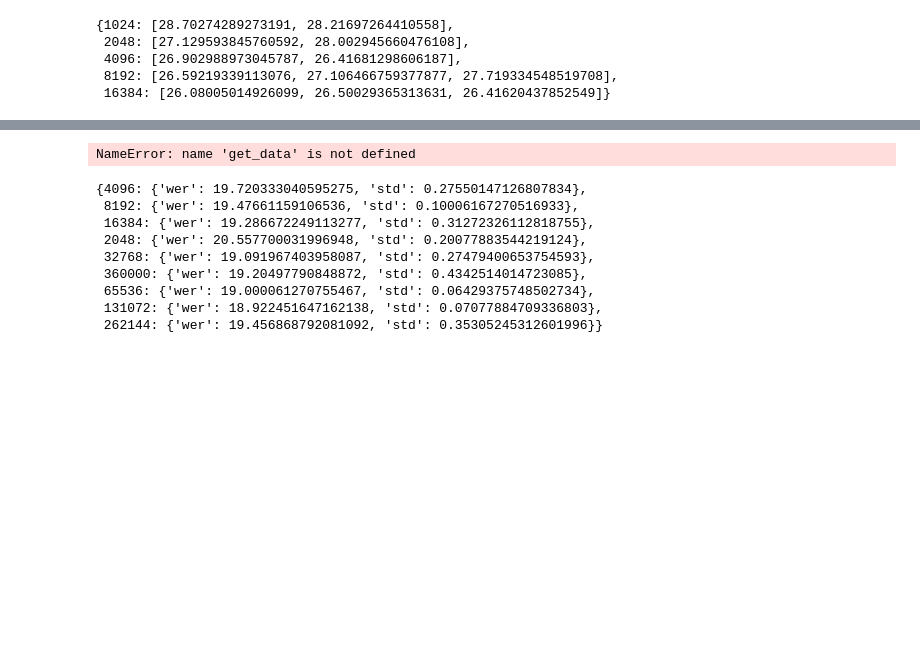
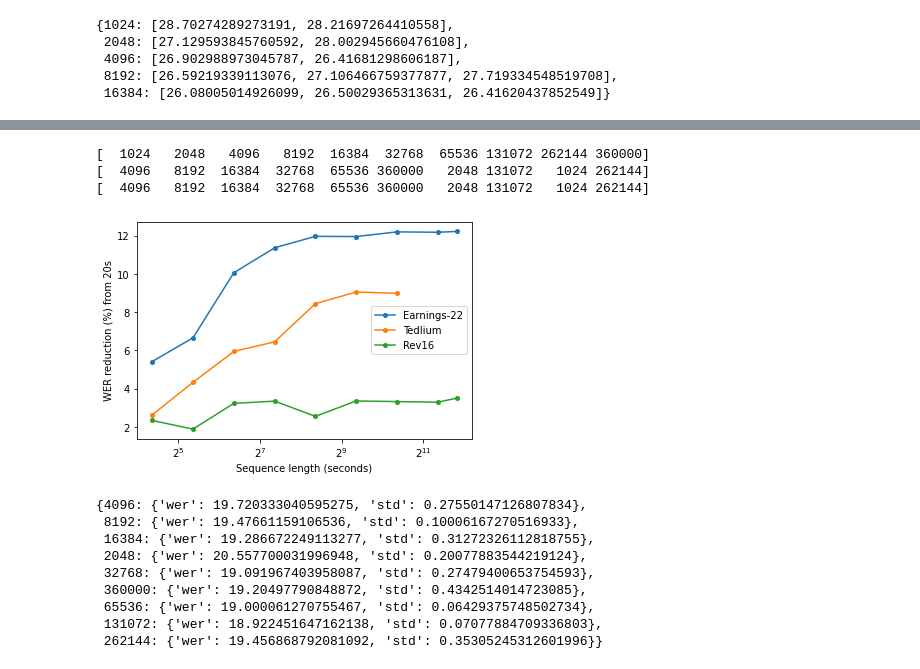
Before and after one commit to robflynnyh/long-context-asr, a Jupyter notebook: eval/results/eval.ipynb, the cells around one changed output, grey strips where cells are left out. Drawn from its saved outputs; the diff is of its cells as text; code cells hidden in the pictures; blank space fills up the shorter version.

```diff
--- a/eval/results/eval.ipynb
+++ b/eval/results/eval.ipynb
@@ -320,20 +318,23 @@ Sequence length 4096 has 2 results
 # %%
-earnings_test = get_data(pd.read_csv('evals_rb.csv', sep=','))
+earnings_test = get_data(pd.read_csv('evals_rb.csv', sep=','), dataset='earnings22_full')
 tedlium_test = get_data(pd.read_csv('evals_rb.csv', sep=','), dataset='tedlium')
 rev16 = get_data(pd.read_csv('evals_rb.csv', sep=','), dataset='rev16')
 
 plt.xscale('log', basex=2)
 plt.plot([el/100 for el in sorted(get_percentage_decrease_json(earnings_test).keys())], [get_percentage_decrease_json(earnings_test)[key] for key in sorted(get_percentage_decrease_json(earnings_test).keys())], label='Earnings-22', marker='o', markersize=4)
 plt.plot([el/100 for el in sorted(get_percentage_decrease_json(tedlium_test).keys()) if el<=131072], [get_percentage_decrease_json(tedlium_test)[key] for key in sorted(get_percentage_decrease_json(tedlium_test).keys()) if key<=131072], label='Tedlium', marker='o', markersize=4)
 plt.plot([el/100 for el in sorted(get_percentage_decrease_json(rev16).keys())], [get_percentage_decrease_json(rev16)[key] for key in sorted(get_percentage_decrease_json(tedlium_test).keys())], label='Rev16', marker='o', markersize=4)
 
 plt.legend()
 plt.xlabel('Sequence length (seconds)')
 plt.ylabel('WER reduction (%) from 20s')
 plt.savefig('werr_rb_across_datasets.pdf', bbox_inches='tight')
 plt.show()
 # %% [output]
-NameError: name 'get_data' is not defined
+[  1024   2048   4096   8192  16384  32768  65536 131072 262144 360000]
+[  4096   8192  16384  32768  65536 360000   2048 131072   1024 262144]
+[  4096   8192  16384  32768  65536 360000   2048 131072   1024 262144]
+[figure, added]
 # %%
 no_pos
 # %% [output]
```
Also changed, not shown: parts of 11 cells of this notebook, 18 other files.
